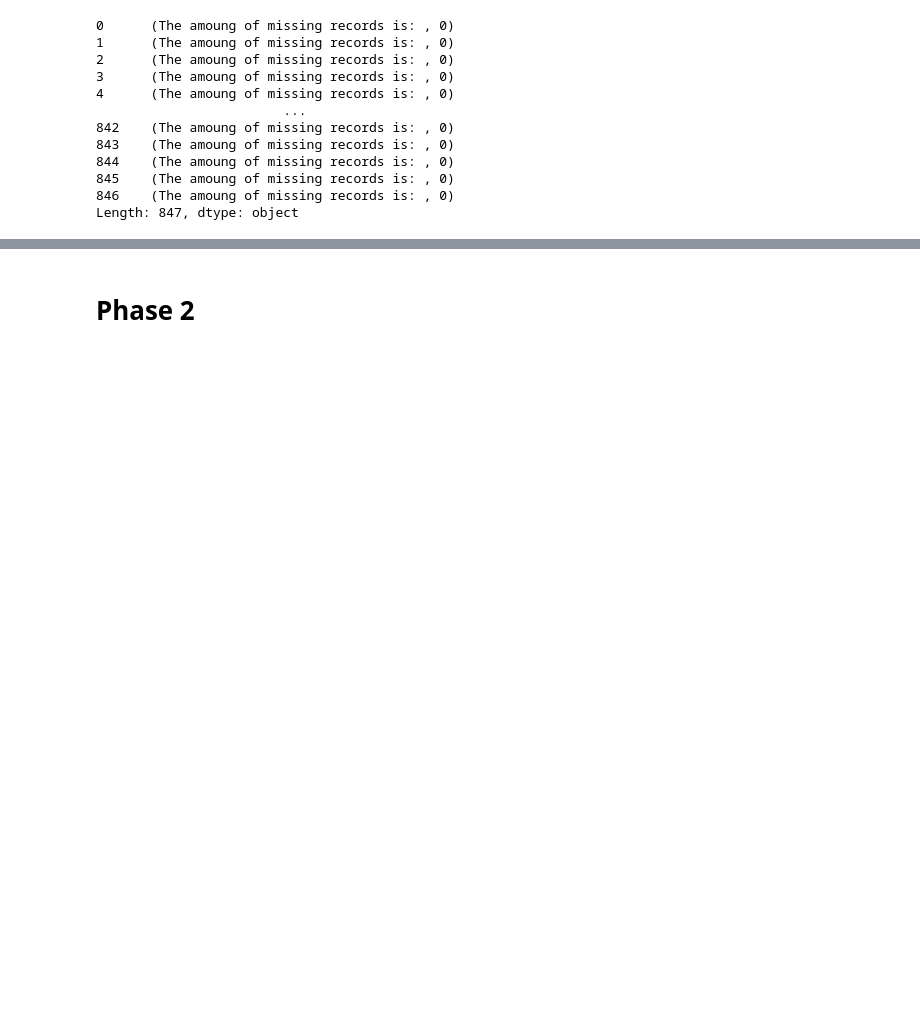
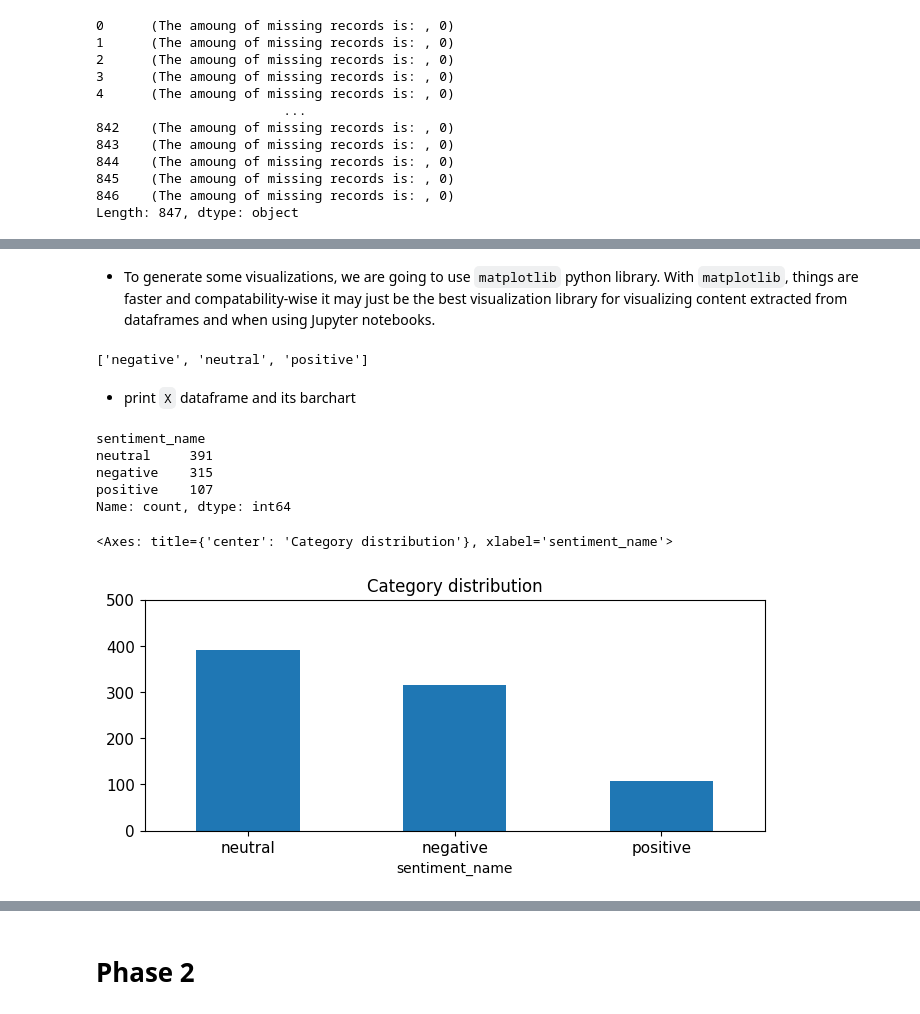
Before and after one commit to shangchehsieh/DM2025-Lab1-Exercise, a Jupyter notebook: DM2025-Lab1-Homework.ipynb, the cells around one changed output, grey strips where cells are left out. Saved outputs shown, nothing was run; the diff lists cells and outputs as text; code cells hidden in the pictures; blank space fills up the shorter version.

```diff
--- a/DM2025-Lab1-Homework.ipynb
+++ b/DM2025-Lab1-Homework.ipynb
@@ -221,0 +235,2 @@ Length: 847, dtype: object
+# %%
+X.dropna(inplace=True)
@@ -221,0 +253,2 @@ Length: 847, dtype: object
+# %%
+X.drop_duplicates(keep=False, inplace=True) # inplace applies changes directly on our dataframe
@@ -221,0 +284,2 @@ Length: 847, dtype: object
+# %% [markdown]
+- To generate some visualizations, we are going to use `matplotlib` python library. With `matplotlib`, things are faster and compatability-wise it may just be the best visualization library for visualizing content extracted from dataframes and when using Jupyter notebooks.
@@ -221,0 +289,22 @@ Length: 847, dtype: object
+# %%
+categories
+# %% [output]
+['negative', 'neutral', 'positive']
+# %% [markdown]
+- print `X` dataframe and its barchart
+# %%
+print(X.sentiment_name.value_counts())
+
+# plot barchart for X
+X.sentiment_name.value_counts().plot(kind = 'bar',
+                                    title = 'Category distribution',
+                                    ylim = [0, 500],
+                                    rot = 0, fontsize = 11, figsize = (8,3))
+# %% [output]
+sentiment_name
+neutral     391
+negative    315
+positive    107
+Name: count, dtype: int64
+<Axes: title={'center': 'Category distribution'}, xlabel='sentiment_name'>
+[figure, added]
```
Also changed, not shown: parts of 58 cells of this notebook.
